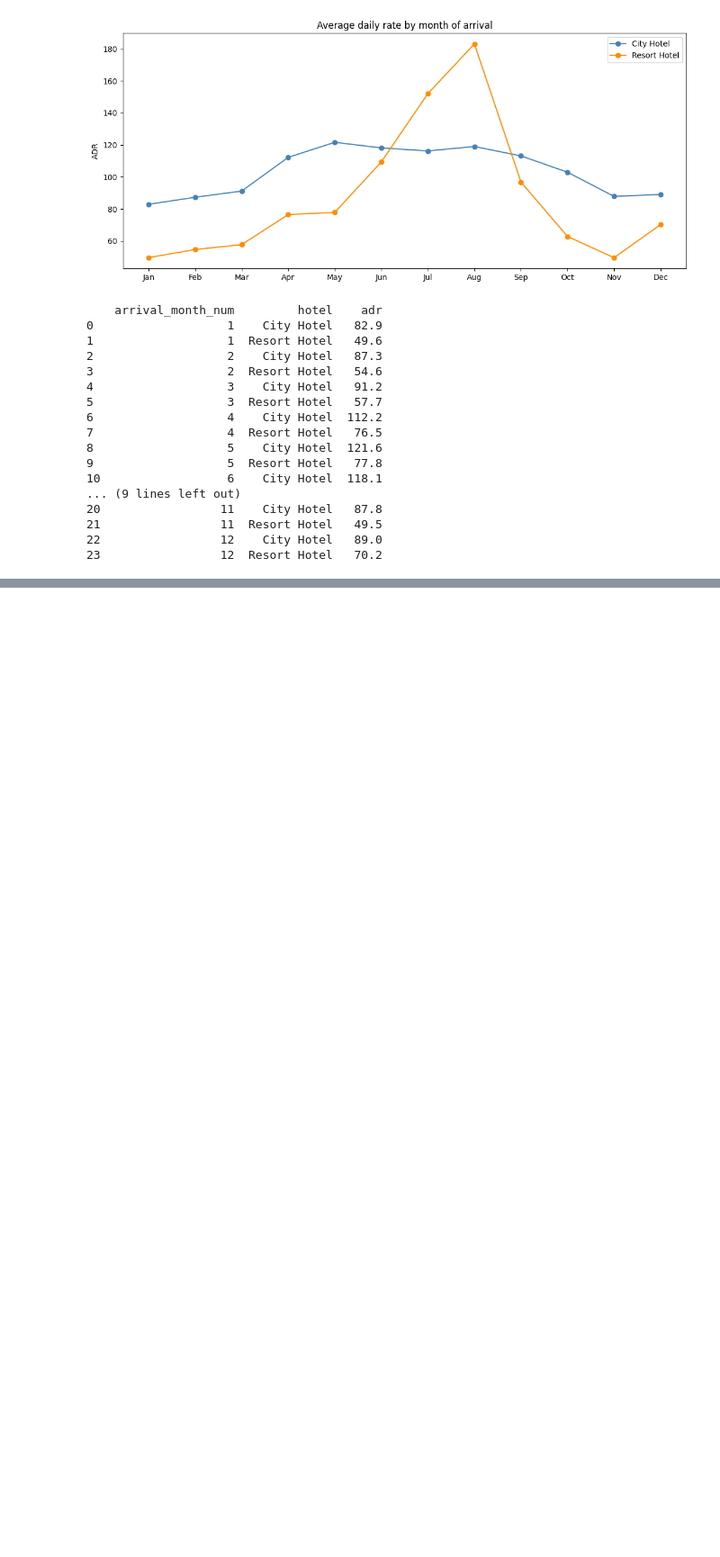
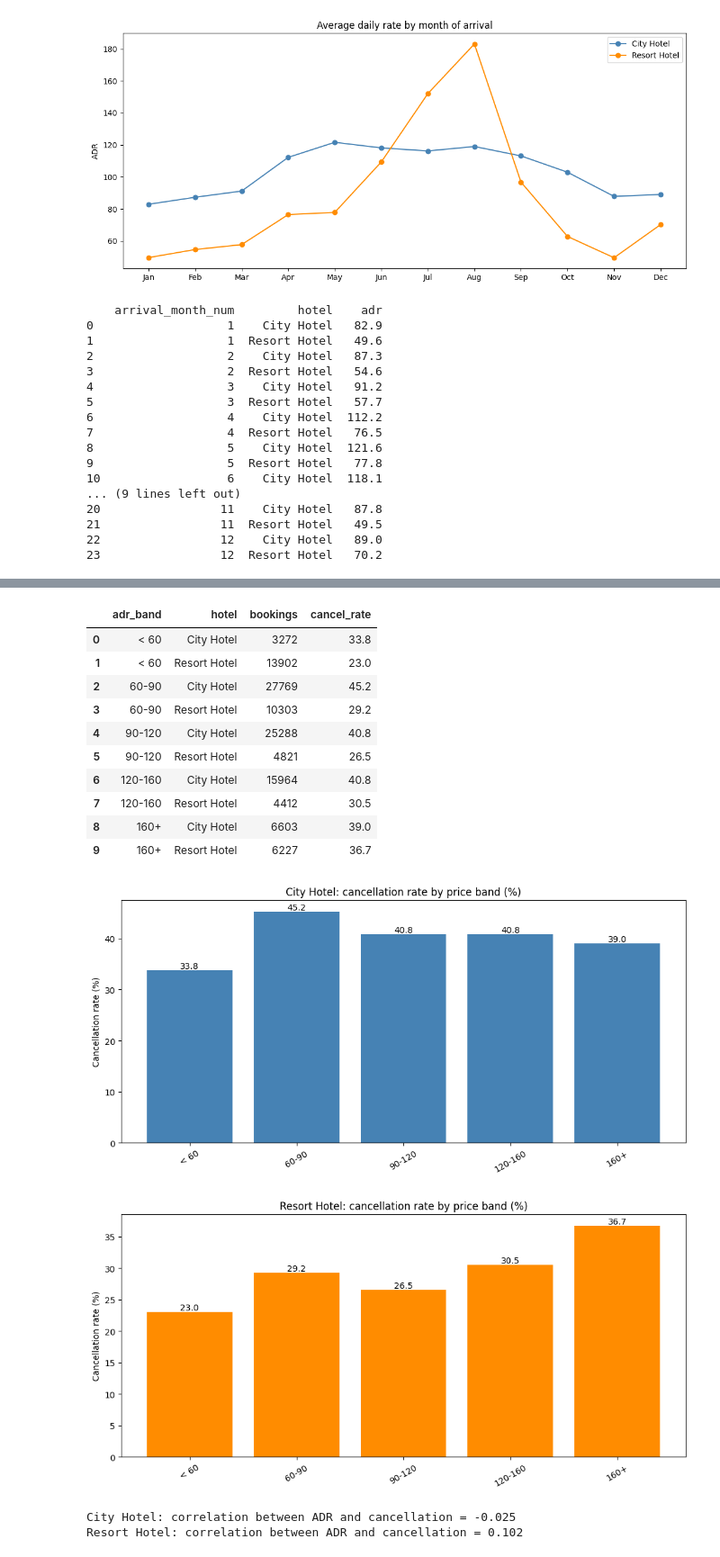
Before and after one commit to atticusptp-cloud/CAPSTONE, a Jupyter notebook: capstone_analysis.ipynb, the cells around one changed output, grey strips where cells are left out. Shown at 90% size. Cells and saved outputs as stored; diff of their text form; code cells hidden in the pictures; blank space fills up the shorter version.

```diff
--- a/capstone_analysis.ipynb
+++ b/capstone_analysis.ipynb
@@ -748,0 +788,32 @@ print(adr_month)
+# %%
+# Does price affect cancellation? ADR bands within each hotel
+clean["adr_band"] = pd.cut(clean["adr"], bins=[-1, 60, 90, 120, 160, 1000],
+                           labels=["< 60", "60-90", "90-120", "120-160", "160+"])
+price_table = summary_by(["adr_band", "hotel"])
+display(price_table[["adr_band", "hotel", "bookings", "cancel_rate"]])
+
+for hotel_name, color in [("City Hotel", "steelblue"), ("Resort Hotel", "darkorange")]:
+    part = price_table[price_table["hotel"] == hotel_name]
+    bar_with_labels(part["adr_band"].astype(str), part["cancel_rate"], f"{hotel_name}: cancellation rate by price band (%)",
+                    "Cancellation rate (%)", color=color)
+
+for hotel_name in ["City Hotel", "Resort Hotel"]:
+    part = clean[clean["hotel"] == hotel_name]
+    r = part[["adr", "is_canceled"]].corr().iloc[0, 1]
+    print(f"{hotel_name}: correlation between ADR and cancellation = {r:.3f}")
+# %% [output]
+|  | adr_band | hotel | bookings | cancel_rate |
+| 0 | < 60 | City Hotel | 3272 | 33.8 |
+| 1 | < 60 | Resort Hotel | 13902 | 23.0 |
+| 2 | 60-90 | City Hotel | 27769 | 45.2 |
+| 3 | 60-90 | Resort Hotel | 10303 | 29.2 |
+| 4 | 90-120 | City Hotel | 25288 | 40.8 |
+| 5 | 90-120 | Resort Hotel | 4821 | 26.5 |
+| 6 | 120-160 | City Hotel | 15964 | 40.8 |
+| 7 | 120-160 | Resort Hotel | 4412 | 30.5 |
+| 8 | 160+ | City Hotel | 6603 | 39.0 |
+| 9 | 160+ | Resort Hotel | 6227 | 36.7 |
+[figure, added]
+[figure, added]
+City Hotel: correlation between ADR and cancellation = -0.025
+Resort Hotel: correlation between ADR and cancellation = 0.102
```
Also changed, not shown: parts of 3 cells of this notebook.
